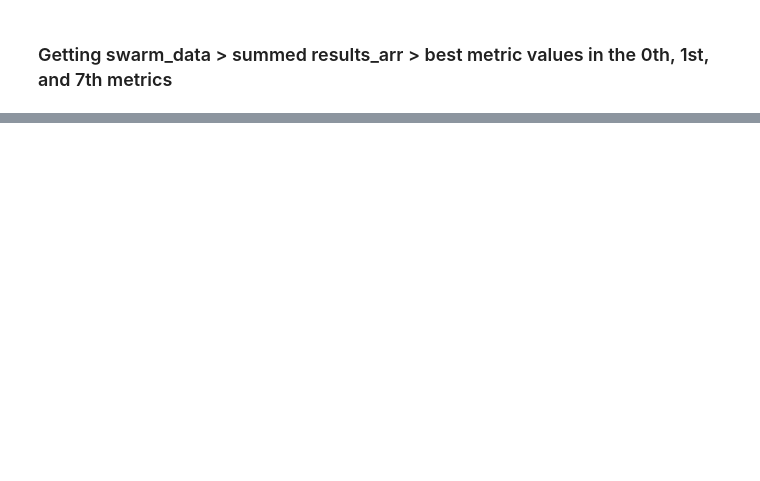
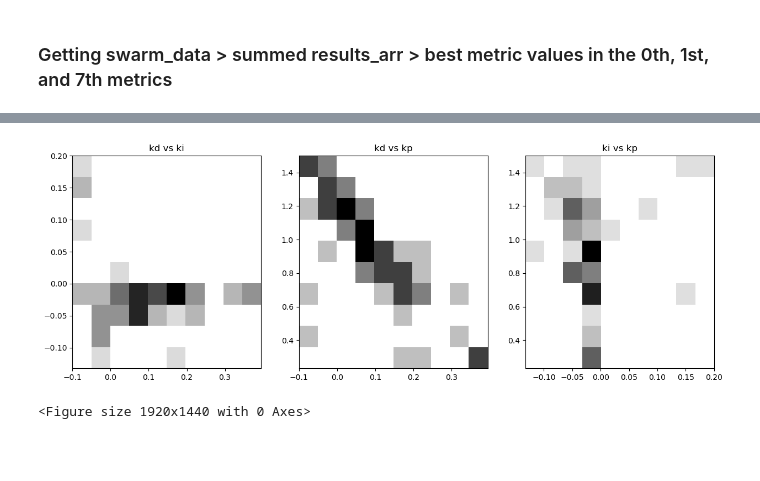
Before and after one commit to kartographer/sma_phasing_sims, a Jupyter notebook: vlbi_cal/v1/summed_arrays.ipynb, the cells around one changed output, grey strips where cells are left out. Drawn from its saved outputs; the diff is of its cells as text; code cells hidden in the pictures; blank space fills up the shorter version.

```diff
--- a/vlbi_cal/v1/summed_arrays.ipynb
+++ b/vlbi_cal/v1/summed_arrays.ipynb
@@ -142,0 +203,28 @@ NameError: name 'f' is not defined
+# %%
+fig = plt.figure(figsize=(15.0, 5.0))
+
+ax1 = fig.add_subplot(131)
+ax2 = fig.add_subplot(132)
+ax3 = fig.add_subplot(133)
+
+# kd vs ki
+ax1.hist2d(all_kd, all_ki, cmap='binary')
+ax1.title.set_text('kd vs ki')
+
+# kd vs kp
+ax2.hist2d(all_kd, all_kp, cmap='binary')
+ax2.title.set_text('kd vs kp')
+
+# ki vs kp
+ax3.hist2d(all_ki, all_kp, cmap='binary')
+ax3.title.set_text('ki vs kp')
+
+plt.figure(dpi=300)
+plt.savefig('k_pid_hist.png')
+
+plt.show()
+# %% [output]
+[figure, added]
+<Figure size 1920x1440 with 0 Axes>
+# %% [markdown]
+####
```
Also changed, not shown: parts of 16 cells of this notebook, 5 other files.
